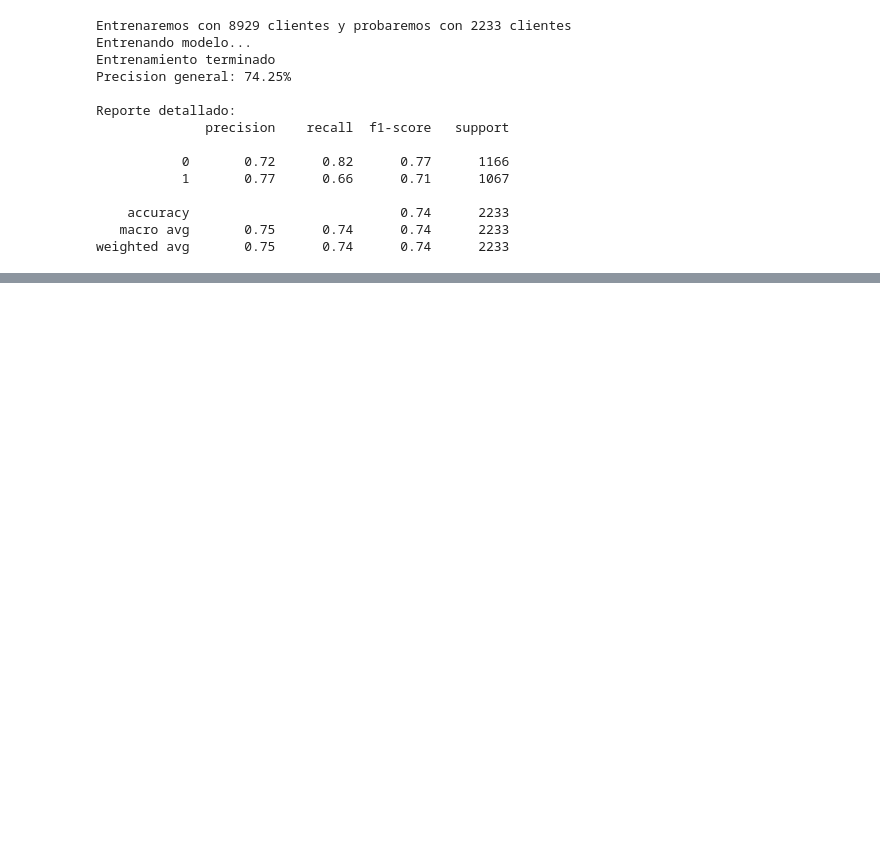
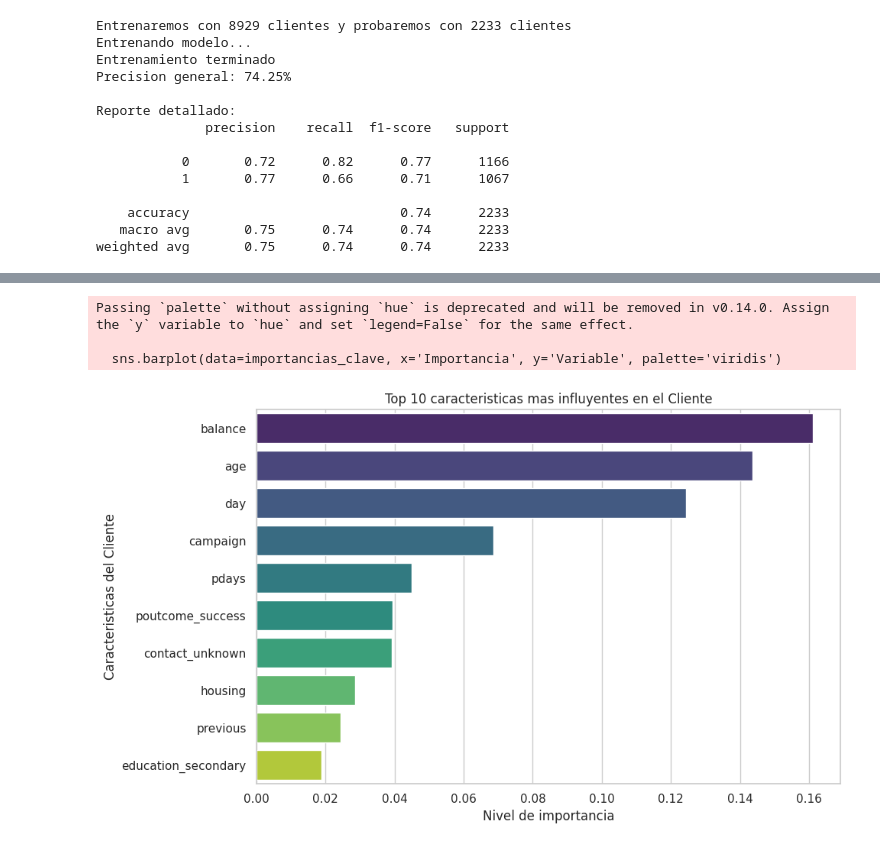
Before and after one commit to kristian-c94/PARCIAL_2_GESTION_DATOS_IA, a Jupyter notebook: notebooks/01_EDA_Bank_Marketing.ipynb, the cells around one changed output, grey strips where cells are left out. Cells and saved outputs as stored; diff of their text form; code cells hidden in the pictures; blank space fills up the shorter version.

Commit message:
Definicion de importancia de variables

```diff
--- a/notebooks/01_EDA_Bank_Marketing.ipynb
+++ b/notebooks/01_EDA_Bank_Marketing.ipynb
@@ -237,0 +244,33 @@ weighted avg       0.75      0.74      0.74      2233
+# %%
+import pandas as pd
+import matplotlib.pyplot as plt
+import seaborn as sns
+
+# Extraer la importancia de las variables del modelo ya entrenado
+
+importancias = modelo_rf.feature_importances_
+nombres_columnas = X_train.columns
+
+# Crear DataFrame ordenado para ver los datos masimportantes arriba
+
+df_importancias = pd.DataFrame({'Variable': nombres_columnas, 'Importancia': importancias})
+df_importancias = df_importancias.sort_values(by = 'Importancia', ascending=False)
+
+# Quedarse solo con 10 para hacer un grafico entendible
+
+importancias_clave = df_importancias.head(10)
+
+# Graficar resultados
+
+plt.figure(figsize=(10,6))
+sns.barplot(data=importancias_clave, x='Importancia', y='Variable', palette='viridis')
+plt.title('Top 10 caracteristicas mas influyentes en el Cliente')
+plt.xlabel('Nivel de importancia')
+plt.ylabel('Caracteristicas del Cliente')
+plt.tight_layout()
+plt.show()
+# %% [output]
+Passing `palette` without assigning `hue` is deprecated and will be removed in v0.14.0. Assign the `y` variable to `hue` and set `legend=False` for the same effect.
+
+  sns.barplot(data=importancias_clave, x='Importancia', y='Variable', palette='viridis')
+[figure, added]
```
Also changed, not shown: parts of 1 cell of this notebook.
